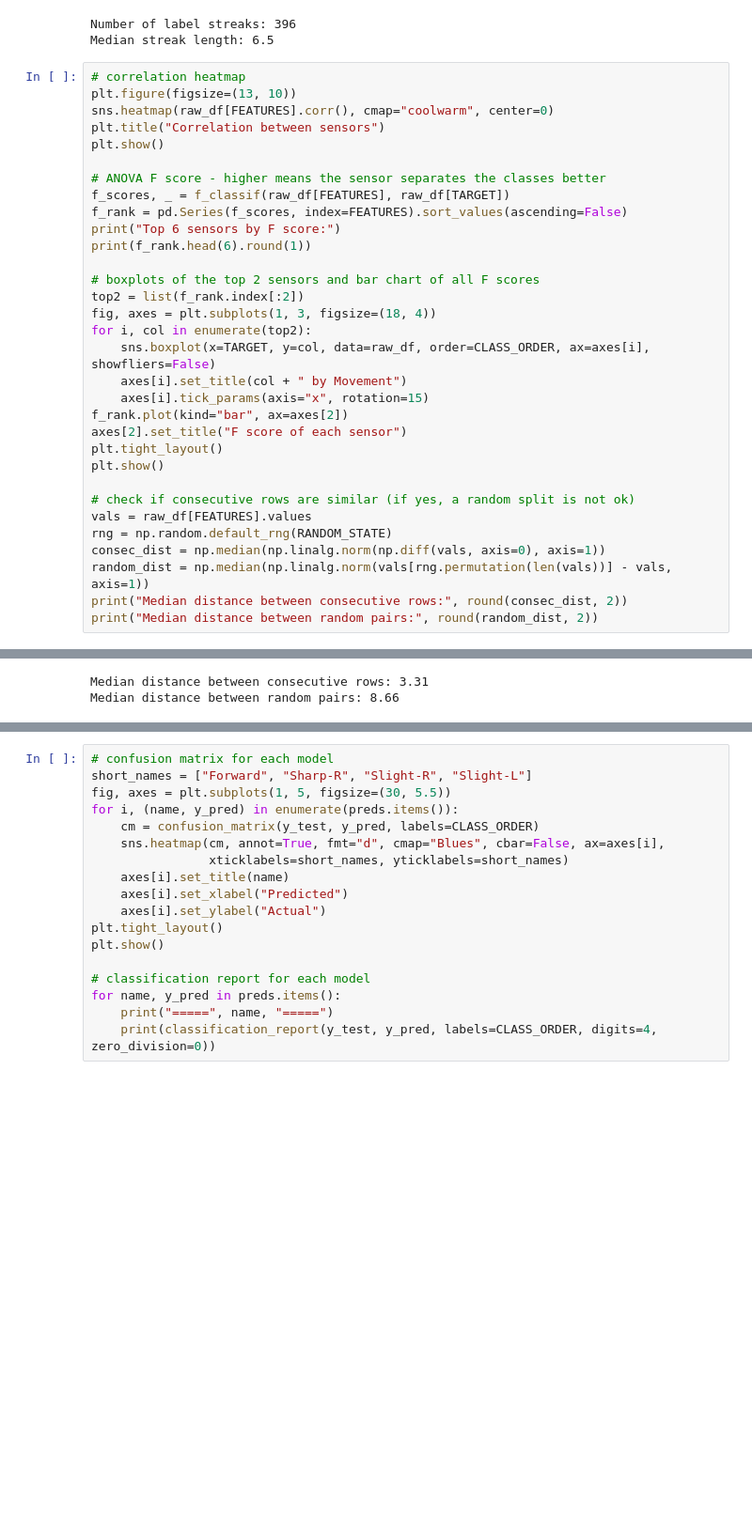
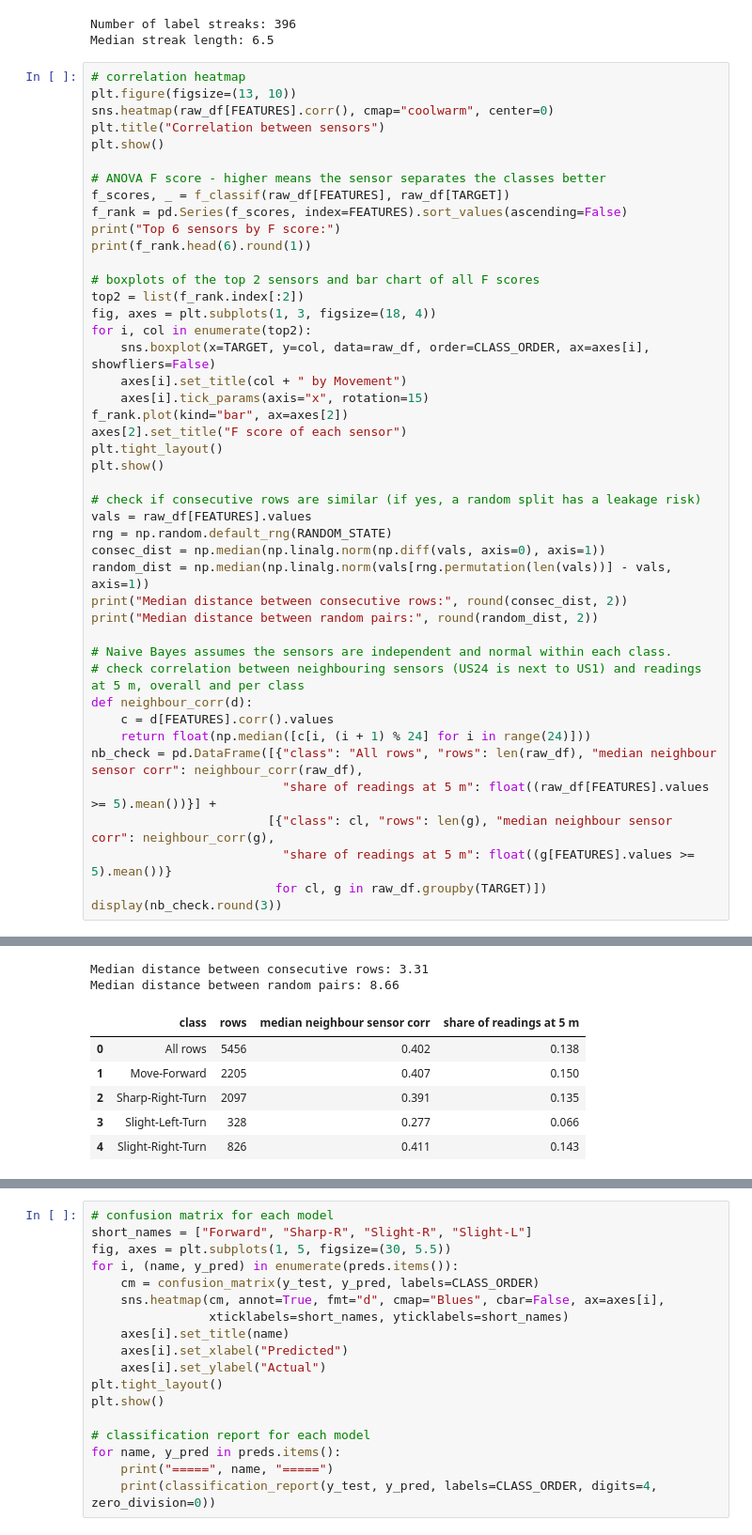
Before and after one commit to mohamedmarzukm-2026ak05411/ml_assignment, a Jupyter notebook: 2026AK05411_model_training.ipynb, the cells around one changed output, grey strips where cells are left out. Shown at 94% size. Saved outputs shown, nothing was run; the diff lists cells and outputs as text; blank space fills up the shorter version.

```diff
--- a/2026AK05411_model_training.ipynb
+++ b/2026AK05411_model_training.ipynb
@@ -164,32 +164,50 @@ print(f_rank.head(6).round(1))
 top2 = list(f_rank.index[:2])
 fig, axes = plt.subplots(1, 3, figsize=(18, 4))
 for i, col in enumerate(top2):
     sns.boxplot(x=TARGET, y=col, data=raw_df, order=CLASS_ORDER, ax=axes[i], showfliers=False)
     axes[i].set_title(col + " by Movement")
     axes[i].tick_params(axis="x", rotation=15)
 f_rank.plot(kind="bar", ax=axes[2])
 axes[2].set_title("F score of each sensor")
 plt.tight_layout()
 plt.show()
 
-# check if consecutive rows are similar (if yes, a random split is not ok)
+# check if consecutive rows are similar (if yes, a random split has a leakage risk)
 vals = raw_df[FEATURES].values
 rng = np.random.default_rng(RANDOM_STATE)
 consec_dist = np.median(np.linalg.norm(np.diff(vals, axis=0), axis=1))
 random_dist = np.median(np.linalg.norm(vals[rng.permutation(len(vals))] - vals, axis=1))
 print("Median distance between consecutive rows:", round(consec_dist, 2))
 print("Median distance between random pairs:", round(random_dist, 2))
+
+# Naive Bayes assumes the sensors are independent and normal within each class.
+# check correlation between neighbouring sensors (US24 is next to US1) and readings at 5 m, overall and per class
+def neighbour_corr(d):
+    c = d[FEATURES].corr().values
+    return float(np.median([c[i, (i + 1) % 24] for i in range(24)]))
+nb_check = pd.DataFrame([{"class": "All rows", "rows": len(raw_df), "median neighbour sensor corr": neighbour_corr(raw_df),
+                          "share of readings at 5 m": float((raw_df[FEATURES].values >= 5).mean())}] +
+                        [{"class": cl, "rows": len(g), "median neighbour sensor corr": neighbour_corr(g),
+                          "share of readings at 5 m": float((g[FEATURES].values >= 5).mean())}
+                         for cl, g in raw_df.groupby(TARGET)])
+display(nb_check.round(3))
 # %% [output]
 [figure]
 Top 6 sensors by F score:
 US15    654.3
 US20    347.5
 US19    301.1
 US24    226.0
 US18    209.1
 US17    208.3
 dtype: float64
 [figure]
 Median distance between consecutive rows: 3.31
 Median distance between random pairs: 8.66
+|  | class | rows | median neighbour sensor corr | share of readings at 5 m |
+| 0 | All rows | 5456 | 0.402 | 0.138 |
+| 1 | Move-Forward | 2205 | 0.407 | 0.150 |
+| 2 | Sharp-Right-Turn | 2097 | 0.391 | 0.135 |
+| 3 | Slight-Left-Turn | 328 | 0.277 | 0.066 |
+| 4 | Slight-Right-Turn | 826 | 0.411 | 0.143 |
 # %%
```
Also changed, not shown: parts of 5 cells of this notebook, 1 other file.
